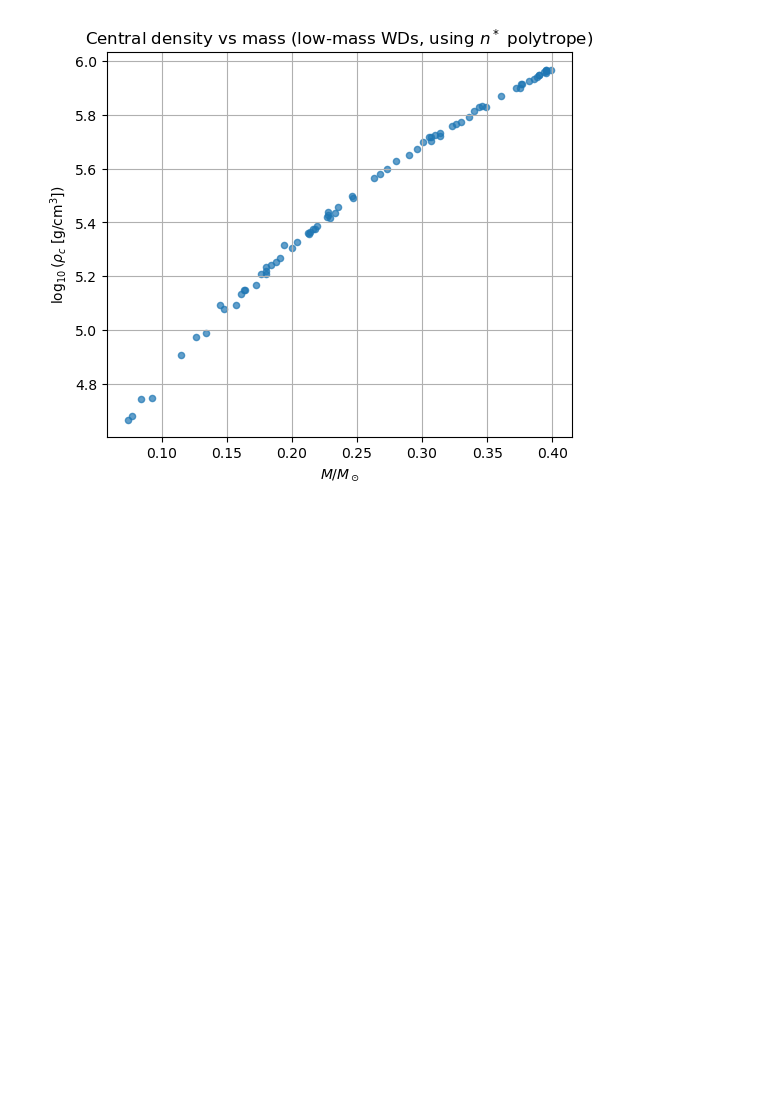
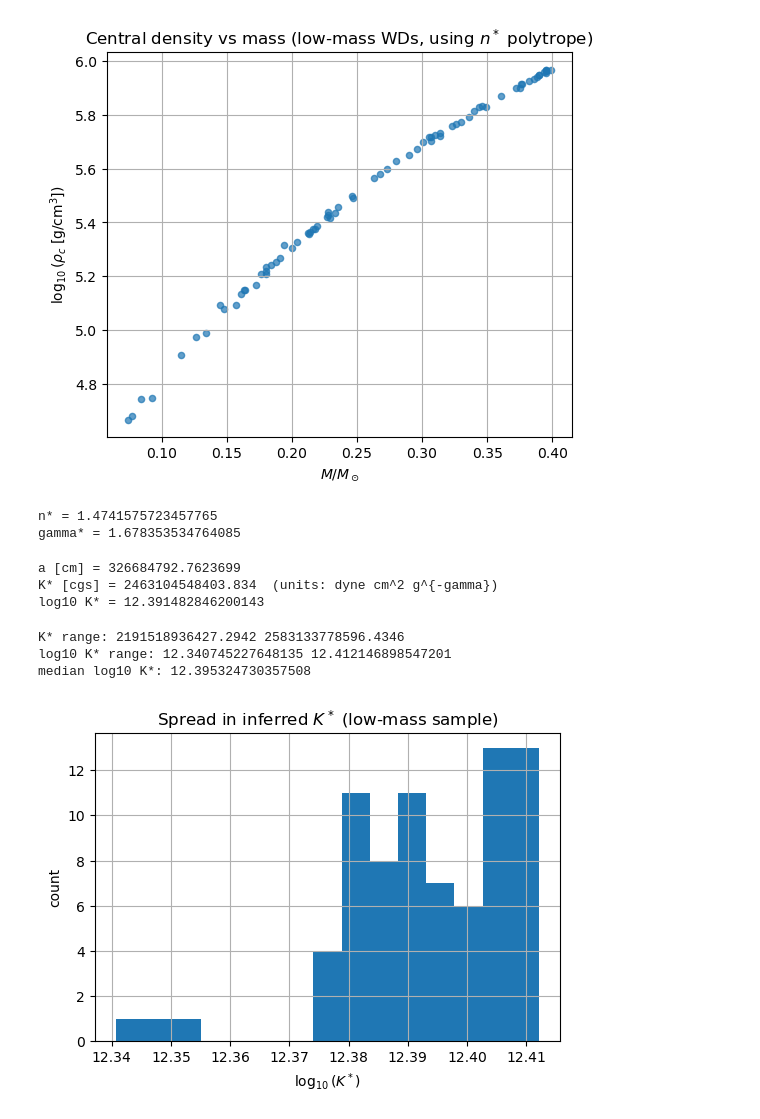
Before and after one commit to chbaytok/final_project, a Jupyter notebook: notebooks/02_white_dwarf_data.ipynb, the cells around one changed output. Drawn from its saved outputs; the diff is of its cells as text; code cells hidden in the pictures; blank space fills up the shorter version.

Commit message:
Infer n*, rho_c and K* from low-mass WD sample

```diff
--- a/notebooks/02_white_dwarf_data.ipynb
+++ b/notebooks/02_white_dwarf_data.ipynb
@@ -206,3 +198,52 @@ plt.savefig("../figures/rhoc_vs_mass_lowmass.png", dpi=200, bbox_inches="tight")
 plt.show()
 # %% [output]
 [figure]
+# %%
+gamma_star = 1 + 1/n_star
+print("n* =", n_star)
+print("gamma* =", gamma_star)
+# %% [output]
+n* = 1.4741575723457765
+gamma* = 1.678353534764085
+# %%
+
+G = 6.67430e-8      # cgs
+R_sun = 6.957e10    # cm
+
+xi1 = sol_ns.xi1
+R_cgs = R_obs * R_sun
+a = R_cgs / xi1
+
+K_star = (4*np.pi*G/(n_star + 1)) * a**2 * (rho_c**(1 - 1/n_star))
+
+print("a [cm] =", a)
+print("K* [cgs] =", K_star, " (units: dyne cm^2 g^{-gamma})")
+print("log10 K* =", np.log10(K_star))
+# %% [output]
+a [cm] = 326684792.7623699
+K* [cgs] = 2463104548403.834  (units: dyne cm^2 g^{-gamma})
+log10 K* = 12.391482846200143
+# %%
+R_cgs_all = R_solar[mask] * R_sun
+a_all = R_cgs_all / xi1
+
+K_all = (4*np.pi*G/(n_star + 1)) * a_all**2 * (rho_c_all**(1 - 1/n_star))
+
+print("K* range:", K_all.min(), K_all.max())
+print("log10 K* range:", np.log10(K_all).min(), np.log10(K_all).max())
+print("median log10 K*:", np.median(np.log10(K_all)))
+# %% [output]
+K* range: 2191518936427.2942 2583133778596.4346
+log10 K* range: 12.340745227648135 12.412146898547201
+median log10 K*: 12.395324730357508
+# %%
+plt.figure(figsize=(6,4))
+plt.hist(np.log10(K_all), bins=15)
+plt.xlabel(r"$\log_{10}(K^*)$")
+plt.ylabel("count")
+plt.title(r"Spread in inferred $K^*$ (low-mass sample)")
+plt.grid(True)
+plt.savefig("../figures/Kstar_hist.png", dpi=200, bbox_inches="tight")
+plt.show()
+# %% [output]
+[figure, added]
```
Also changed, not shown: parts of 1 cell of this notebook, 1 other file.
